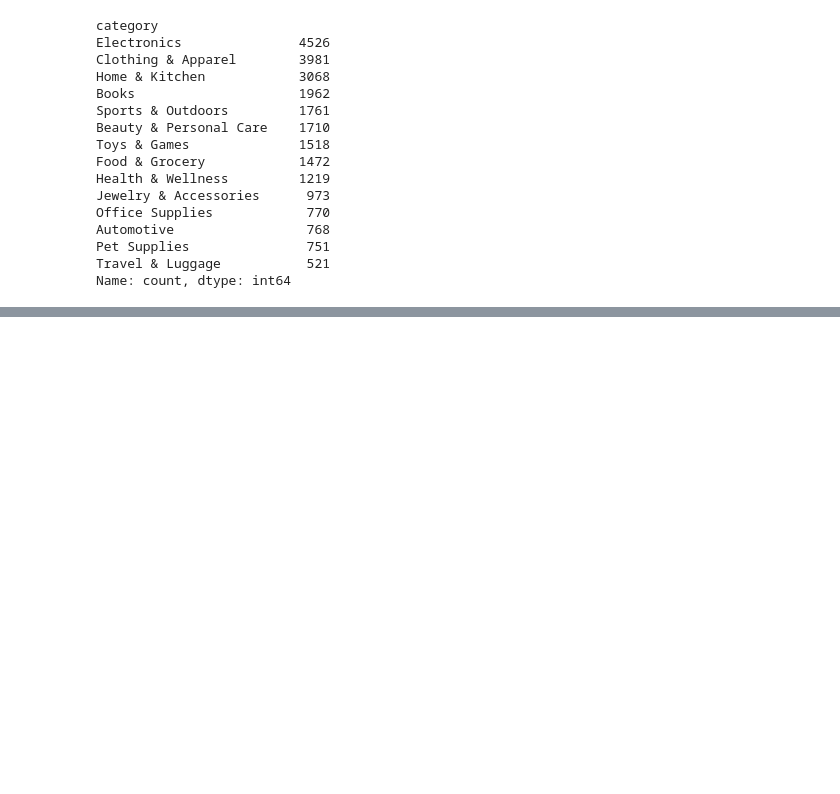
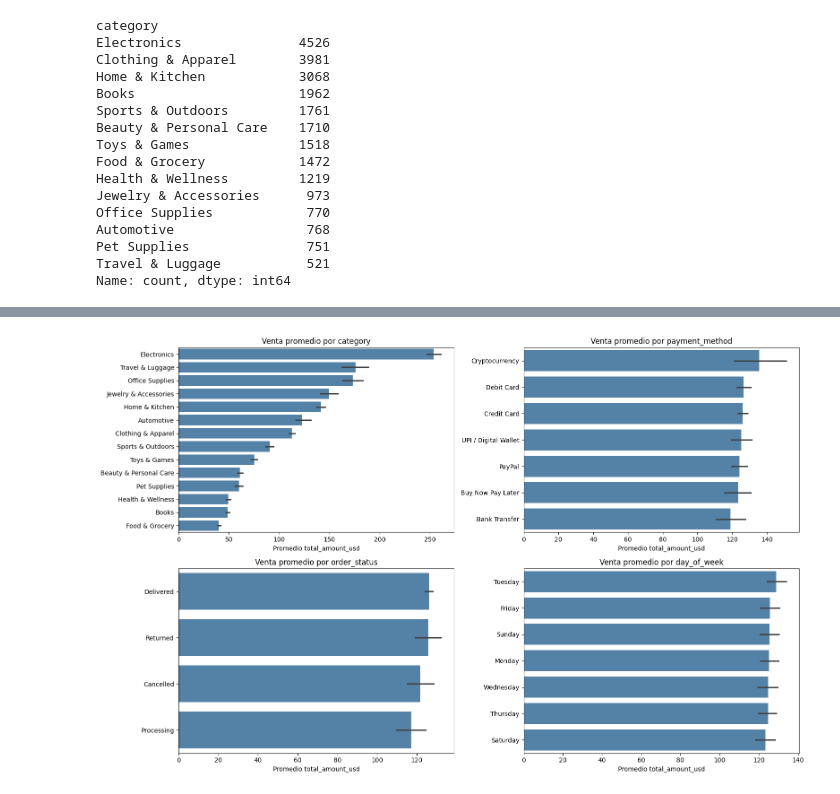
Before and after one commit to Iza-JLO/Proyecto_Ecommerce_Behavior, a Jupyter notebook: src/eda.ipynb, the cells around one changed output, grey strips where cells are left out. Saved outputs shown, nothing was run; the diff lists cells and outputs as text; code cells hidden in the pictures; blank space fills up the shorter version.

```diff
--- a/src/eda.ipynb
+++ b/src/eda.ipynb
@@ -6,3 +6,16 @@ import matplotlib.pyplot as plt
 # %%
 df = pd.read_csv(r"../data/orders.csv")
 df.head()
+TARGET = 'total_amount_usd'
+
+cols_num = [
+    'unit_price_usd', 'quantity', 'subtotal_usd', 'discount_pct',
+    'discount_amount_usd', 'shipping_fee_usd', 'tax_amount_usd',
+    'delivery_days', 'customer_rating',
+    'session_duration_minutes', 'pages_viewed_before_purchase'
+]
+
+cols_cat = [
+    'product_name', 'category', 'payment_method', 'device_used',
+    'order_status', 'day_of_week', 'returned', 'is_repeat_customer'
+]
@@ -35,0 +102,16 @@ Name: count, dtype: int64
+# %%
+#Venta promedio por variables categóricas
+fig, axes = plt.subplots(2, 2, figsize=(16, 10))
+axes = axes.flatten()
+
+for i, col in enumerate(['category', 'payment_method', 'order_status', 'day_of_week']):
+    orden = df.groupby(col)[TARGET].mean().sort_values(ascending=False).index
+    sns.barplot(data=df, y=col, x=TARGET, order=orden, ax=axes[i], color='steelblue')
+    axes[i].set_title(f'Venta promedio por {col}')
+    axes[i].set_xlabel('Promedio total_amount_usd')
+    axes[i].set_ylabel('')
+
+plt.tight_layout()
+plt.show()
+# %% [output]
+[figure, added]
```
Also changed, not shown: parts of 9 cells of this notebook, 3 other files.
